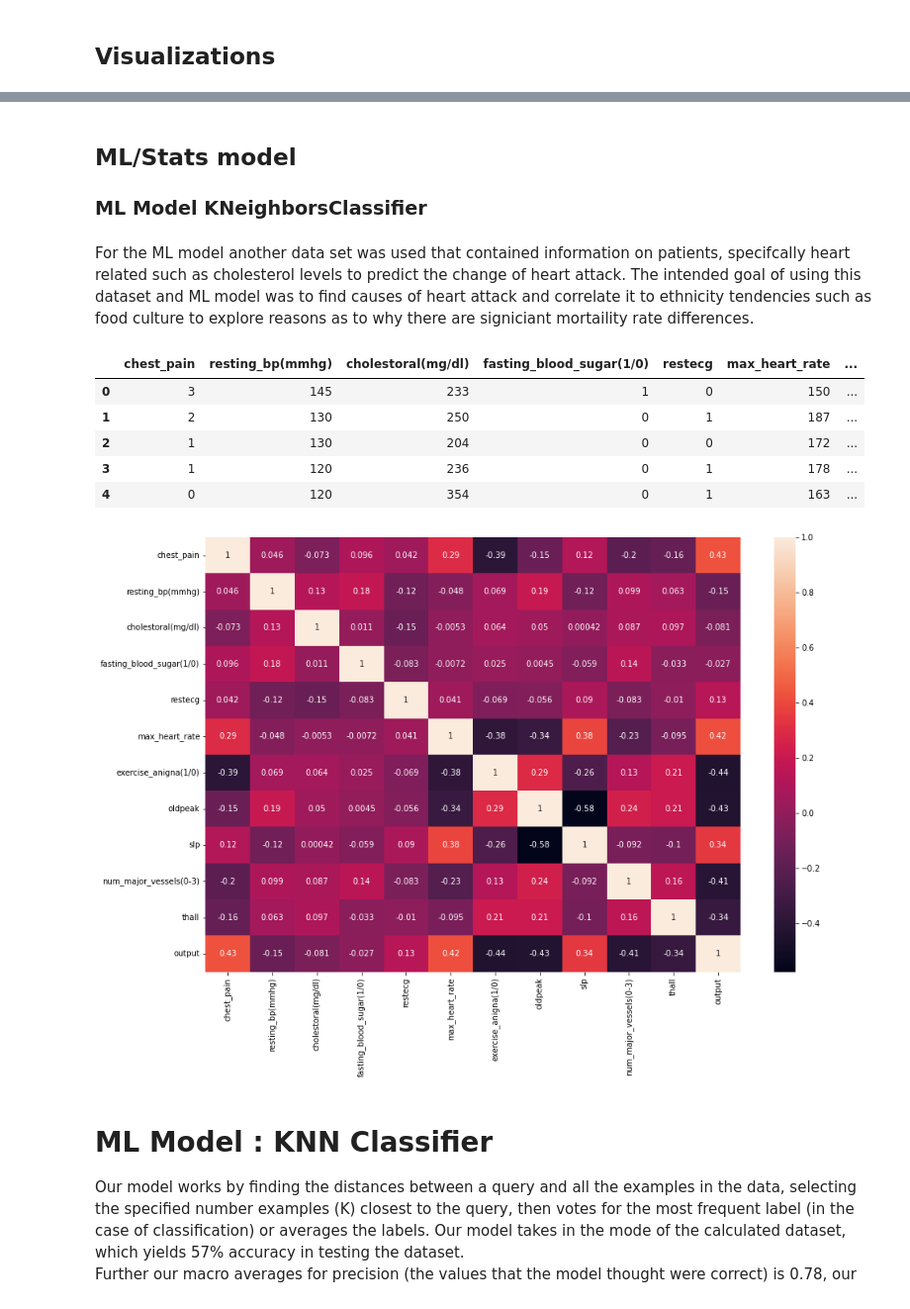
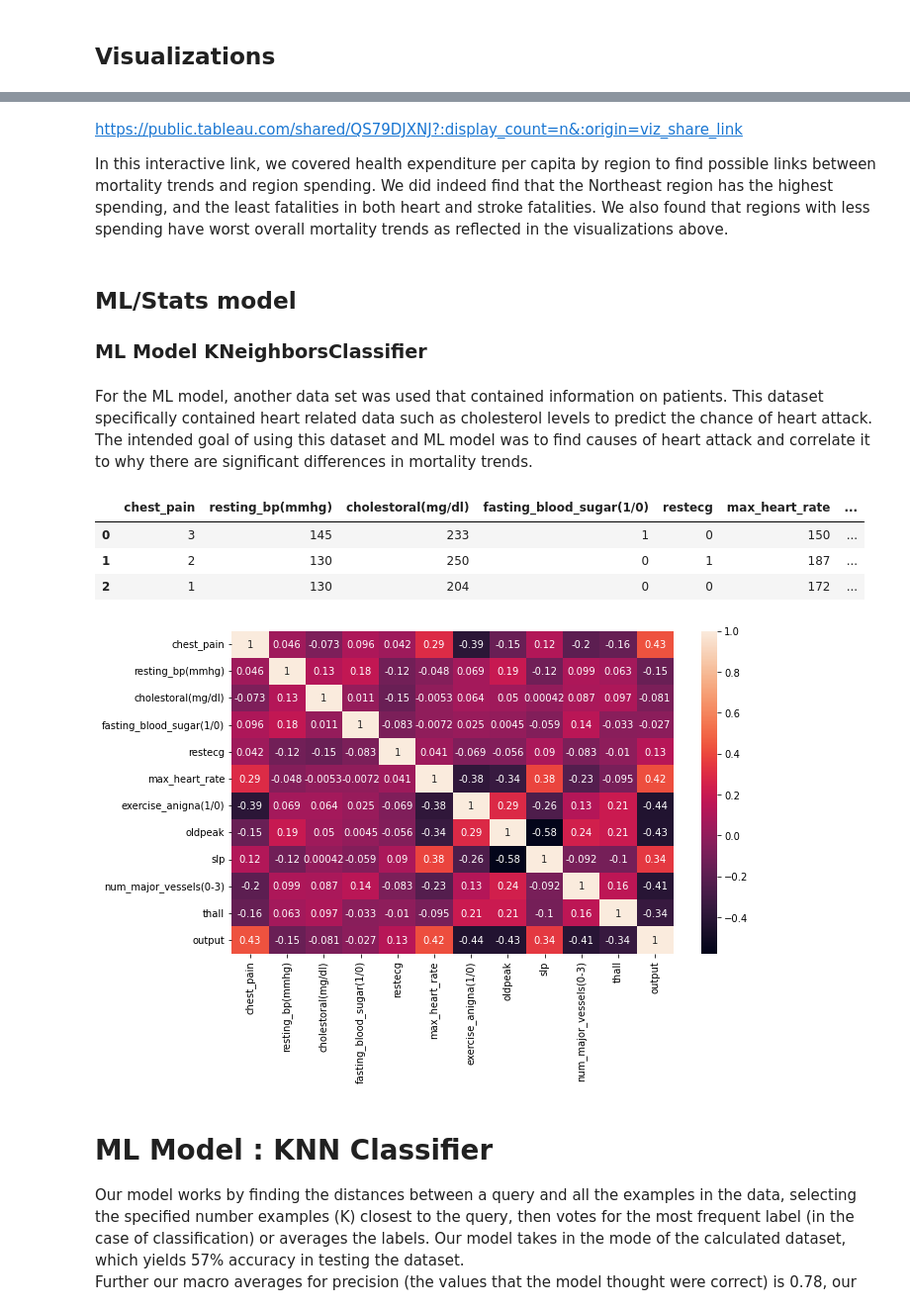
Before and after one commit to uic-cs418/cs418-spring22-quiz-gods, a Jupyter notebook: final.ipynb, the cells around one changed output, grey strips where cells are left out. Shown at 99% size. Saved outputs shown, nothing was run; the diff lists cells and outputs as text; code cells hidden in the pictures.

```diff
--- a/final.ipynb
+++ b/final.ipynb
@@ -81,9 +107,13 @@ What we are left with is a data set that contains Location, Deaths per 100k, and
+# %% [markdown]
+https://public.tableau.com/shared/QS79DJXNJ?:display_count=n&:origin=viz_share_link
+
+In this interactive link, we covered health expenditure per capita by region to find possible links between mortality trends and region spending. We did indeed find that the Northeast region has the highest spending, and the least fatalities in both heart and stroke fatalities. We also found that regions with less spending have worst overall mortality trends as reflected in the visualizations above.
 # %% [markdown]
 ## ML/Stats model
 
 ### ML Model KNeighborsClassifier
 # %% [markdown]
-For the ML model another data set was used that contained information on patients, specifcally heart related such as cholesterol levels to predict the change of heart attack. The intended goal of using this dataset and ML model was to find causes of heart attack and correlate it to ethnicity tendencies such as food culture to explore reasons as to why there are signiciant mortaility rate differences.
+For the ML model, another data set was used that contained information on patients. This dataset specifically contained heart related data such as cholesterol levels to predict the chance of heart attack. The intended goal of using this dataset and ML model was to find causes of heart attack and correlate it to why there are significant differences in mortality trends.
 # %%
 heartML = pd.read_csv("heartML.csv")
 heartMLNotUsed = ['age', 'sex']
@@ -92,20 +122,18 @@ heartML = heartML.rename(columns = {'cp':'chest_pain','trtbps': 'resting_bp(mmhg
                                     'thalachh': 'max_heart_rate','exng': 'exercise_anigna(1/0)','caa': 'num_major_vessels(0-3)'
                                     })
 heartML.drop_duplicates(inplace=True)
-heartML.head()
+heartML.head(3)
 # %% [output]
 |  | chest_pain | resting_bp(mmhg) | cholestoral(mg/dl) | fasting_blood_sugar(1/0) | restecg | max_heart_rate | ... |
 | 0 | 3 | 145 | 233 | 1 | 0 | 150 | ... |
 | 1 | 2 | 130 | 250 | 0 | 1 | 187 | ... |
 | 2 | 1 | 130 | 204 | 0 | 0 | 172 | ... |
-| 3 | 1 | 120 | 236 | 0 | 1 | 178 | ... |
-| 4 | 0 | 120 | 354 | 0 | 1 | 163 | ... |
 # %%
-plt.figure(figsize = (15,10))
+plt.figure(figsize = (10,6))
 sns.heatmap(heartML.corr(), annot = True)
 plt.show()
 # %% [output]
-[figure, old version]
+[figure, new version]
 # %% [markdown]
 # ML Model : KNN Classifier
 
```
Also changed, not shown: parts of 9 cells of this notebook, 2 other files.
